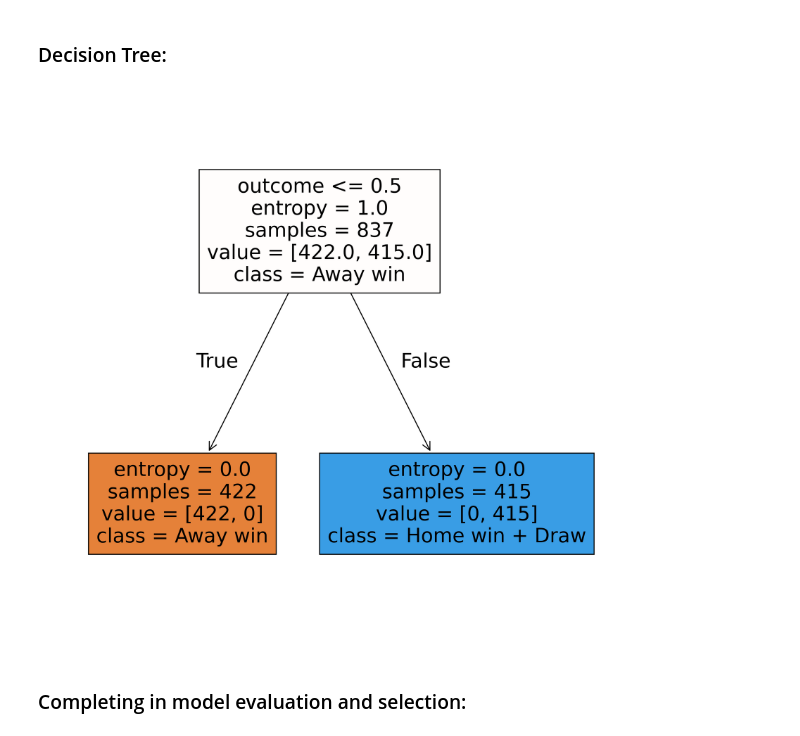
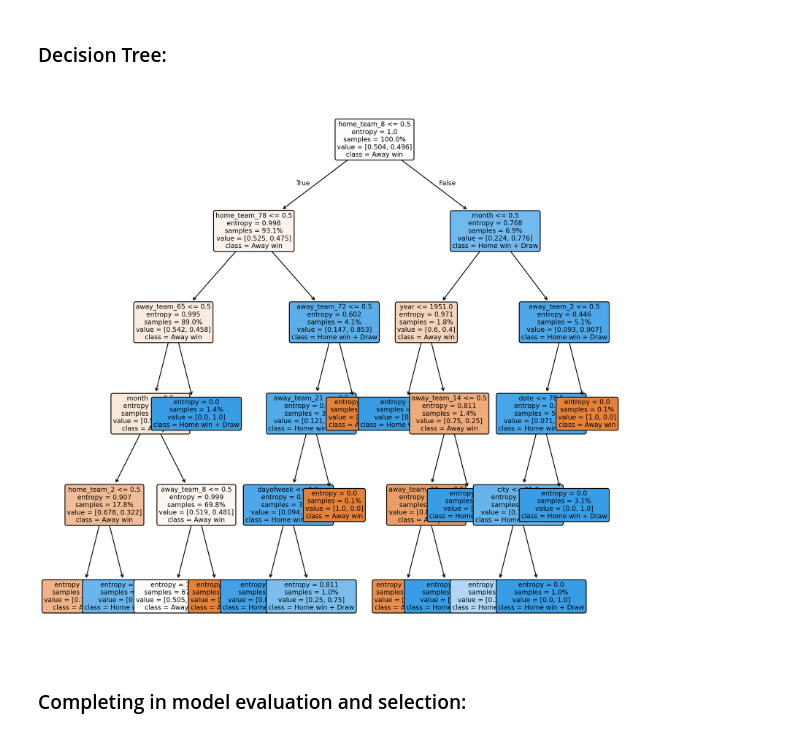
Before and after one commit to Aljwharah9/Project-IT-326, a Jupyter notebook: Phase_3.ipynb, the cells around one changed output. Drawn from its saved outputs; the diff is of its cells as text; code cells hidden in the pictures.

```diff
--- a/Phase_3.ipynb
+++ b/Phase_3.ipynb
@@ -254,28 +254,25 @@ Confusion Matrix:
 # %% [markdown]
 ### Decision Tree:
-# %%
-import matplotlib.pyplot as plt
-from sklearn import tree
-
-# Define the feature names based on your dataset
-fn = df.keys().tolist()[:-1]  # Exclude the 'Binary_outcome' column
-
-# Define the class labels for your dataset
-class_labels = {0: 'Away win', 1: 'Home win + Draw'}
-
-# Create the decision tree plot
-fig, axes = plt.subplots(nrows=1, ncols=1, figsize=(10, 10), dpi=400)
-
-# Plot the decision tree
-tree.plot_tree(clf,
-               feature_names=fn,
-               class_names=[class_labels[0], class_labels[1]],
-               filled=True)
-
-# Show the plot
-plt.show()
-# %% [output]
-[figure, removed]
+# %%
+
+import matplotlib.pyplot as plt
+from sklearn import tree
+
+
+
+
+fn = X_train.columns.tolist()  # Get feature names from the processed training data
+fig, ax = plt.subplots(figsize=(12, 12), dpi=300)
+tree.plot_tree(clf,
+               feature_names=fn,
+               class_names=['Away win', 'Home win + Draw'],
+               filled=True,
+               rounded=True,
+               proportion=True,
+               fontsize=8)
+plt.show()
+# %% [output]
+[figure, added]
 # %% [markdown]
 ### Completing in model evaluation and selection:
 # %%
```
Also changed, not shown: parts of 5 cells of this notebook, 2 other files.
